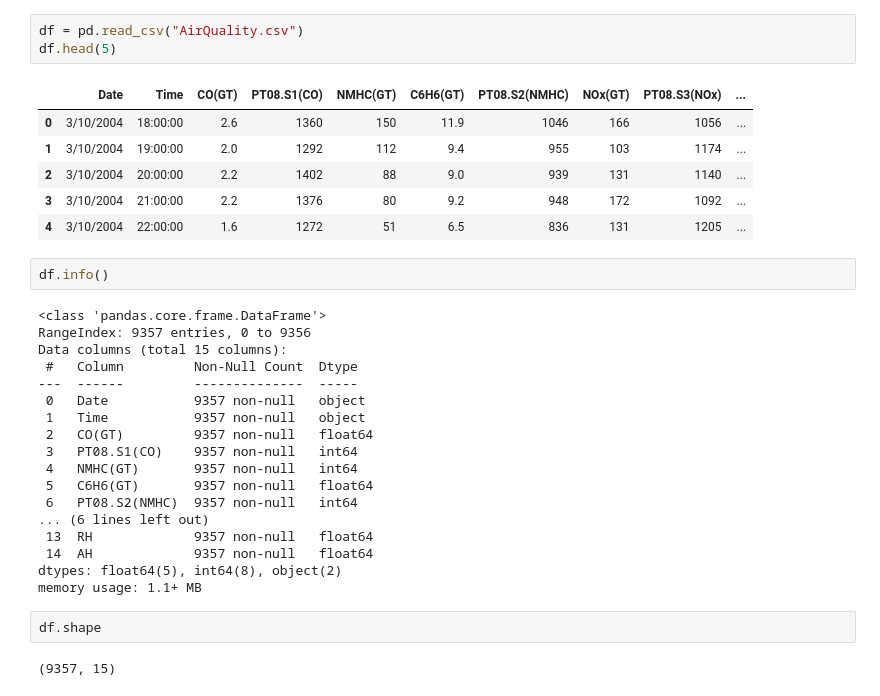
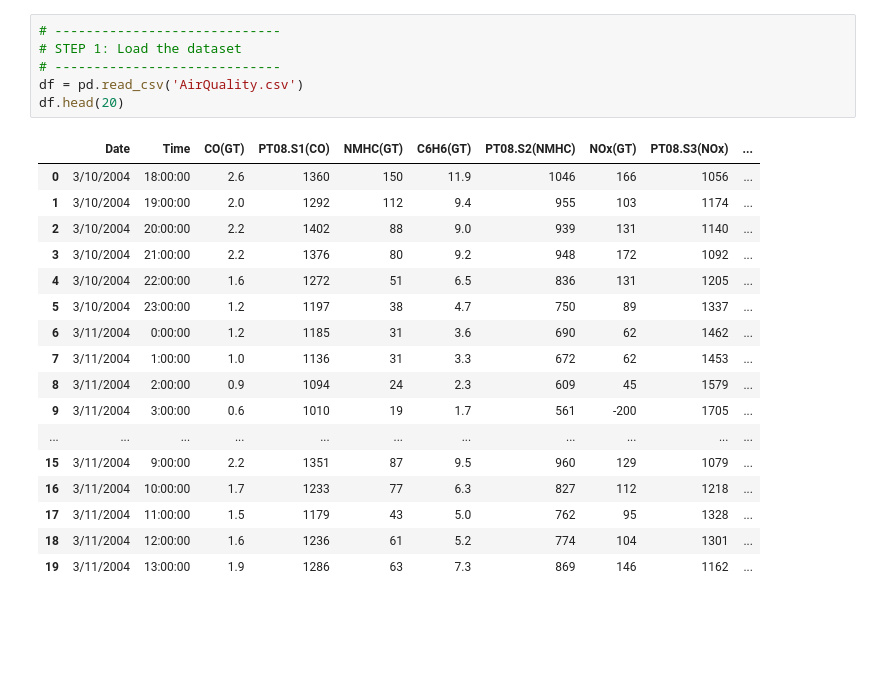
Before and after one commit to AaditiG1/AirQuality_AI, a Jupyter notebook: AirQuality.ipynb, the cells around one changed output. Drawn from its saved outputs; the diff is of its cells as text; blank space fills up the shorter version.

```diff
--- a/AirQuality.ipynb
+++ b/AirQuality.ipynb
@@ -3,34 +13,24 @@ import pandas as pd
 # %%
-df = pd.read_csv("AirQuality.csv")
-df.head(5)
+# -----------------------------
+# STEP 1: Load the dataset
+# -----------------------------
+df = pd.read_csv('AirQuality.csv')
+df.head(20)
 # %% [output]
 |  | Date | Time | CO(GT) | PT08.S1(CO) | NMHC(GT) | C6H6(GT) | PT08.S2(NMHC) | NOx(GT) | PT08.S3(NOx) | ... |
 | 0 | 3/10/2004 | 18:00:00 | 2.6 | 1360 | 150 | 11.9 | 1046 | 166 | 1056 | ... |
 | 1 | 3/10/2004 | 19:00:00 | 2.0 | 1292 | 112 | 9.4 | 955 | 103 | 1174 | ... |
 | 2 | 3/10/2004 | 20:00:00 | 2.2 | 1402 | 88 | 9.0 | 939 | 131 | 1140 | ... |
 | 3 | 3/10/2004 | 21:00:00 | 2.2 | 1376 | 80 | 9.2 | 948 | 172 | 1092 | ... |
 | 4 | 3/10/2004 | 22:00:00 | 1.6 | 1272 | 51 | 6.5 | 836 | 131 | 1205 | ... |
+| 5 | 3/10/2004 | 23:00:00 | 1.2 | 1197 | 38 | 4.7 | 750 | 89 | 1337 | ... |
+| 6 | 3/11/2004 | 0:00:00 | 1.2 | 1185 | 31 | 3.6 | 690 | 62 | 1462 | ... |
+| 7 | 3/11/2004 | 1:00:00 | 1.0 | 1136 | 31 | 3.3 | 672 | 62 | 1453 | ... |
+| 8 | 3/11/2004 | 2:00:00 | 0.9 | 1094 | 24 | 2.3 | 609 | 45 | 1579 | ... |
+| 9 | 3/11/2004 | 3:00:00 | 0.6 | 1010 | 19 | 1.7 | 561 | -200 | 1705 | ... |
+| ... | ... | ... | ... | ... | ... | ... | ... | ... | ... | ... |
+| 15 | 3/11/2004 | 9:00:00 | 2.2 | 1351 | 87 | 9.5 | 960 | 129 | 1079 | ... |
+| 16 | 3/11/2004 | 10:00:00 | 1.7 | 1233 | 77 | 6.3 | 827 | 112 | 1218 | ... |
+| 17 | 3/11/2004 | 11:00:00 | 1.5 | 1179 | 43 | 5.0 | 762 | 95 | 1328 | ... |
+| 18 | 3/11/2004 | 12:00:00 | 1.6 | 1236 | 61 | 5.2 | 774 | 104 | 1301 | ... |
+| 19 | 3/11/2004 | 13:00:00 | 1.9 | 1286 | 63 | 7.3 | 869 | 146 | 1162 | ... |
-# %%
-df.info()
-# %% [output]
-<class 'pandas.core.frame.DataFrame'>
-RangeIndex: 9357 entries, 0 to 9356
-Data columns (total 15 columns):
- #   Column         Non-Null Count  Dtype
----  ------         --------------  -----
- 0   Date           9357 non-null   object
- 1   Time           9357 non-null   object
- 2   CO(GT)         9357 non-null   float64
- 3   PT08.S1(CO)    9357 non-null   int64
- 4   NMHC(GT)       9357 non-null   int64
- 5   C6H6(GT)       9357 non-null   float64
- 6   PT08.S2(NMHC)  9357 non-null   int64
-... (6 lines left out)
- 13  RH             9357 non-null   float64
- 14  AH             9357 non-null   float64
-dtypes: float64(5), int64(8), object(2)
-memory usage: 1.1+ MB
-# %%
-df.shape
-# %% [output]
-(9357, 15)
```
Also changed, not shown: parts of 32 cells of this notebook.
